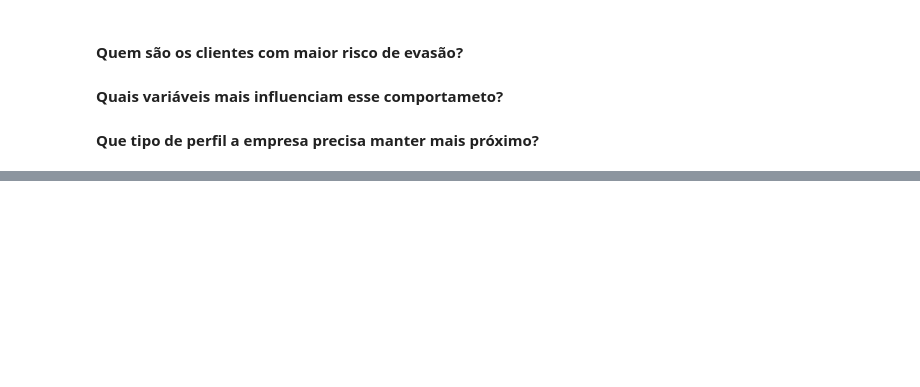
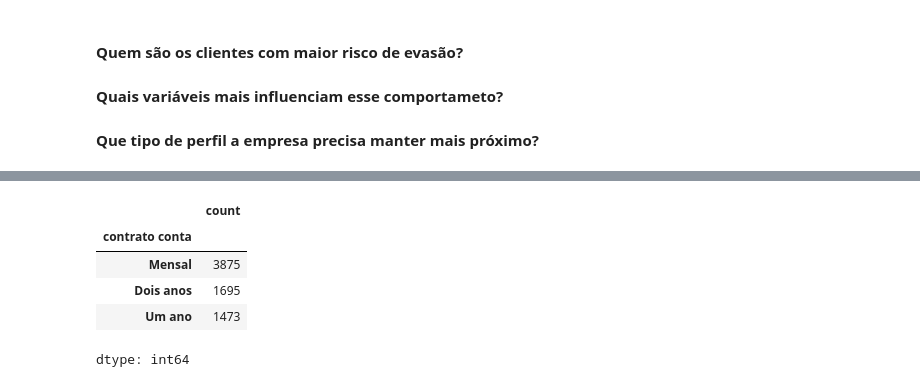
Before and after one commit to DaDosValle/Analise_Preditiva-Machine_Learning-TelecomX, a Jupyter notebook: Analise_Preditiva_TelecomX.ipynb, the cells around one changed output, grey strips where cells are left out. Cells and saved outputs as stored; diff of their text form; code cells hidden in the pictures; blank space fills up the shorter version.

```diff
--- a/Analise_Preditiva_TelecomX.ipynb
+++ b/Analise_Preditiva_TelecomX.ipynb
@@ -8,0 +68,9 @@
+# %%
+dados['contrato conta'].value_counts()
+# %% [output]
+|  | count |
+| contrato conta |  |
+| Mensal | 3875 |
+| Dois anos | 1695 |
+| Um ano | 1473 |
+dtype: int64
```
Also changed, not shown: parts of 16 cells of this notebook.
